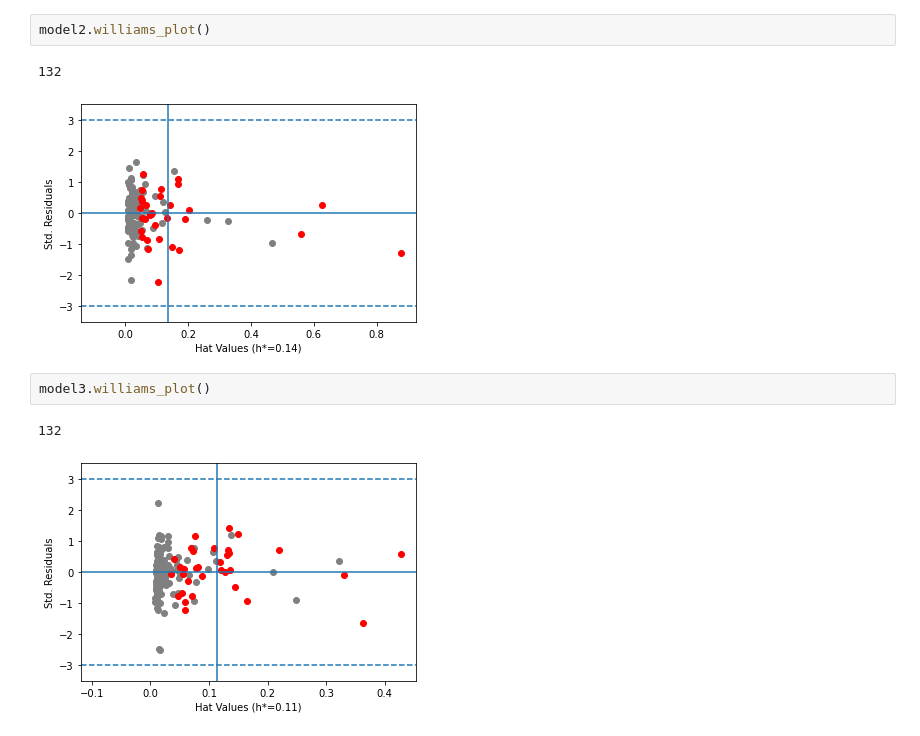
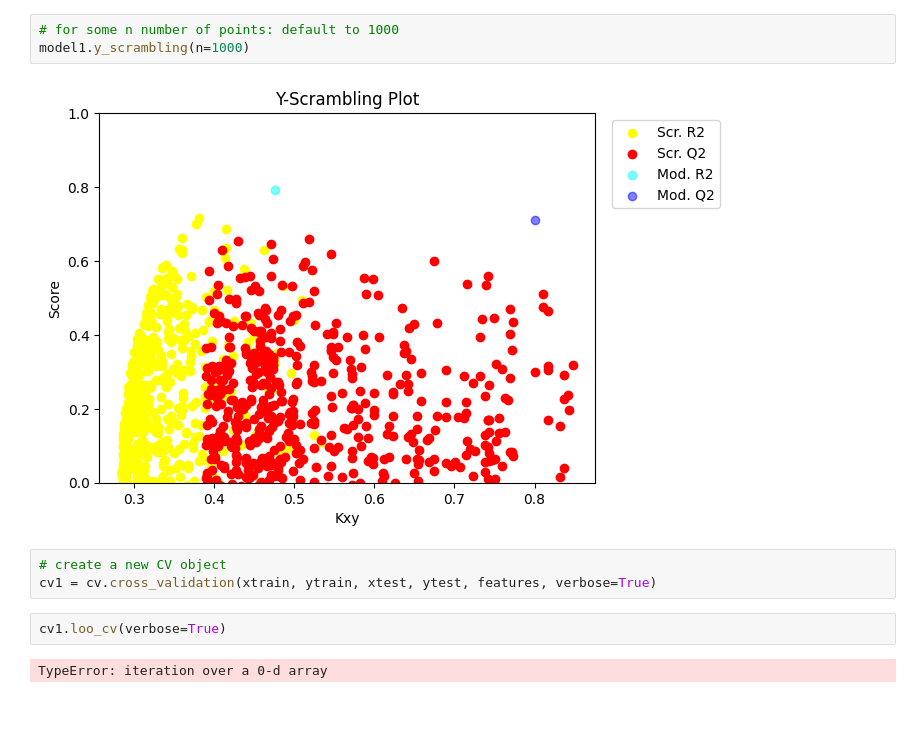
Before and after one commit to StephenSzwiec/qsarify, a Jupyter notebook: Untitled.ipynb, the cells around one changed output. Drawn from its saved outputs; the diff is of its cells as text; blank space fills up the shorter version.

```diff
--- a/Untitled.ipynb
+++ b/Untitled.ipynb
@@ -296,10 +153,12 @@ model3.y_scrambling()
-# %%
-model2.williams_plot()
-# %% [output]
-132
-[figure, removed]
-# %%
-model3.williams_plot()
-# %% [output]
-132
-[figure, removed]
+# %%
+# for some n number of points: default to 1000
+model1.y_scrambling(n=1000)
+# %% [output]
+[figure, added]
+# %%
+# create a new CV object
+cv1 = cv.cross_validation(xtrain, ytrain, xtest, ytest, features, verbose=True)
+# %%
+cv1.loo_cv(verbose=True)
+# %% [output]
+TypeError: iteration over a 0-d array
```
Also changed, not shown: parts of 45 cells of this notebook, 8 other files.
